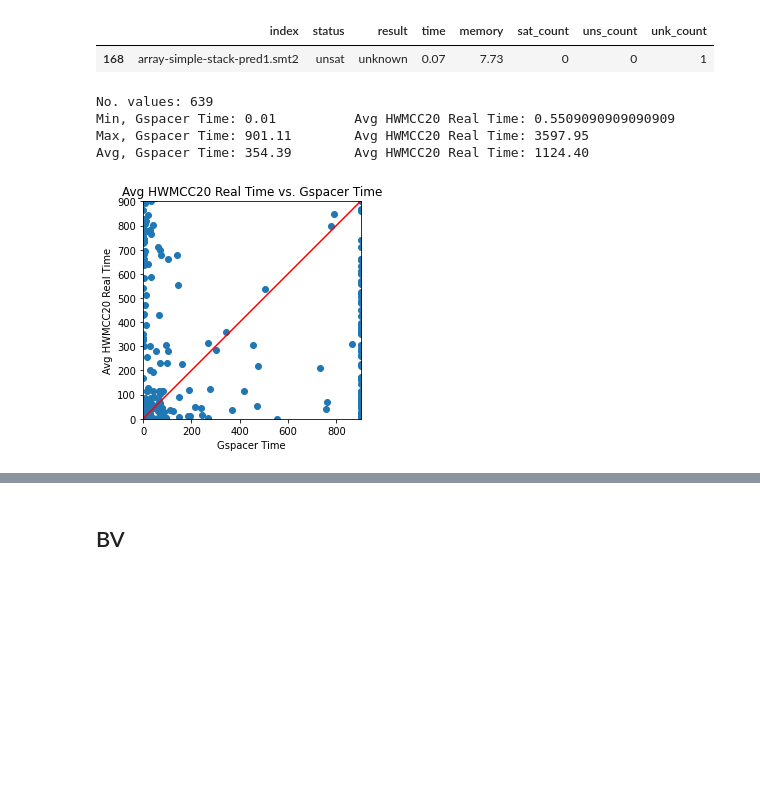
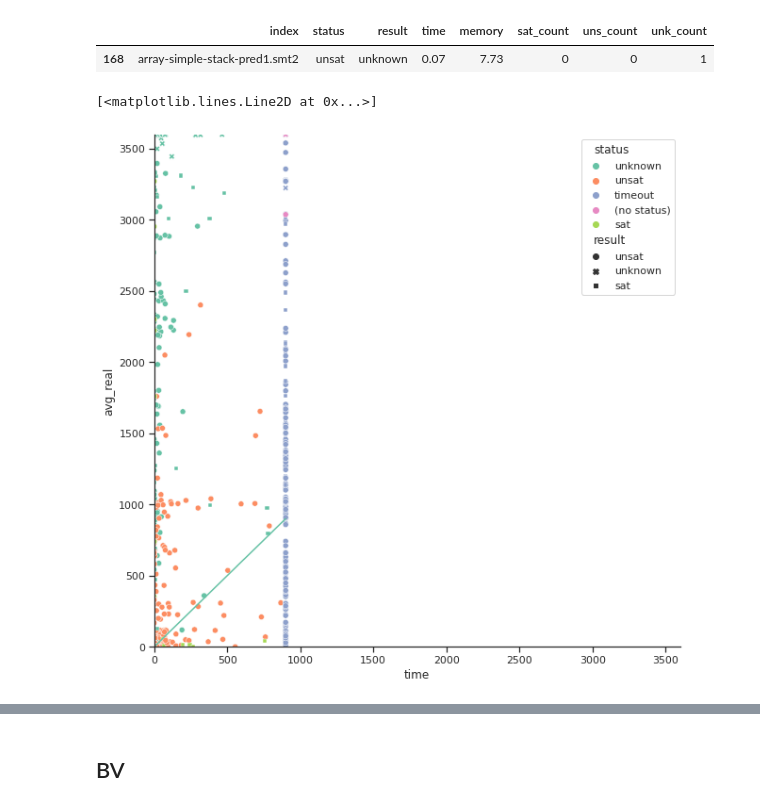
Before and after one commit to stepwise-alan/exp-hwmcc, a Jupyter notebook: jupyter/gspacer-hwmcc20-rules-oct29/analysis.ipynb, the cells around one changed output, grey strips where cells are left out. Drawn from its saved outputs; the diff is of its cells as text; code cells hidden in the pictures; blank space fills up the shorter version.

Commit message:
Use seaborn plotting library

```diff
--- a/jupyter/gspacer-hwmcc20-rules-oct29/analysis.ipynb
+++ b/jupyter/gspacer-hwmcc20-rules-oct29/analysis.ipynb
@@ -7,8 +7,11 @@
 import pandas as pd
 import numpy as np
 import matplotlib.pyplot as plt
+import seaborn as sns
 
-plt.rcParams['figure.figsize'] = (4, 4)
+
+sns.set(style='ticks', palette='Set2')
+plt.rcParams['figure.figsize'] = (10, 10)
 # %%
 filename = 'gspacer.hwmcc20-rules.lilla-my.29_10_2020-t03-55-57.csv'
 timeout = 900
@@ -199,9 +178,10 @@ def scatter_values(xs, ys, xlabel, ylabel, x_min, x_max, y_min, y_max):
-# %%
-scatter_values(m['time'], m['avg_real'], "Gspacer Time", "Avg HWMCC20 Real Time",
-               0, 900, 0, 900)
-# %% [output]
-No. values: 639
-Min, Gspacer Time: 0.01          Avg HWMCC20 Real Time: 0.5509090909090909
-Max, Gspacer Time: 901.11        Avg HWMCC20 Real Time: 3597.95
-Avg, Gspacer Time: 354.39        Avg HWMCC20 Real Time: 1124.40
-[figure, removed]
+# %%
+plt.xlim(0, 3600)
+plt.ylim(0, 3600)
+g = sns.scatterplot(x='time', y='avg_real', hue='status', style='result', data=m)
+sns.despine()
+x = np.linspace(0, 900, 2)
+g.plot(x, x)
+# %% [output]
+[<matplotlib.lines.Line2D at 0x...>]
+[figure, added]
```
Also changed, not shown: parts of 7 cells of this notebook.
